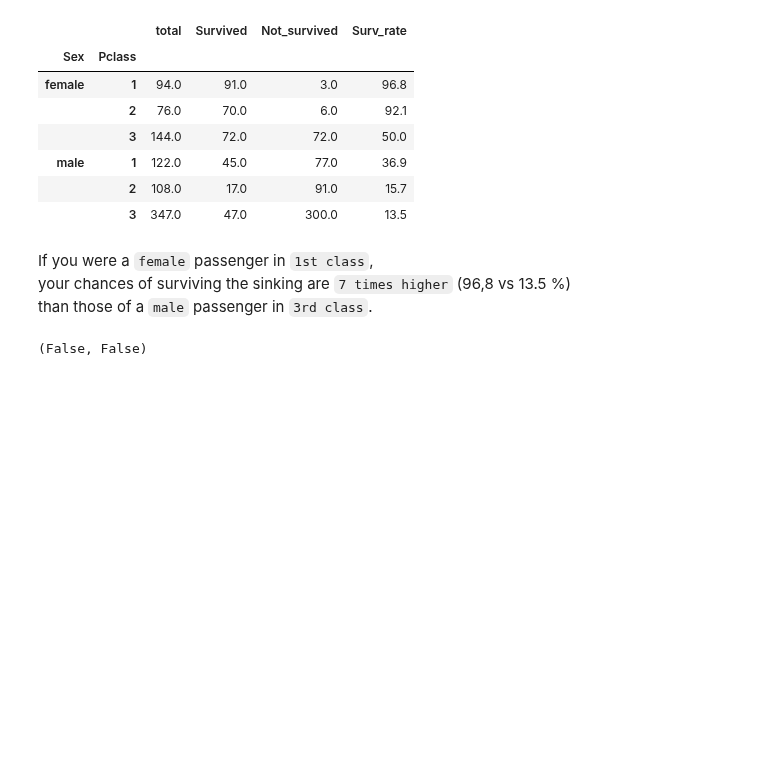
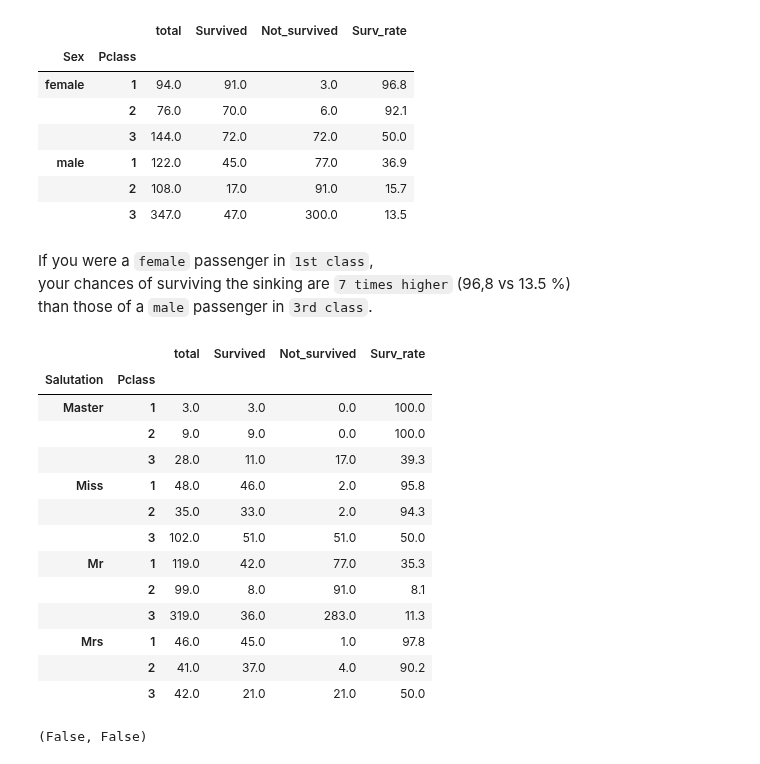
Before and after one commit to IgorBeHolder/Netology, a Jupyter notebook: Titanic.ipynb, the cells around one changed output. Saved outputs shown, nothing was run; the diff lists cells and outputs as text; code cells hidden in the pictures; blank space fills up the shorter version.

```diff
--- a/Titanic.ipynb
+++ b/Titanic.ipynb
@@ -565,7 +572,7 @@ Nothing special.
 # %% [markdown]
 ### Let's explore survival rate
 # %%
-def percent(data):
+def custom_aggregation(data):
     '''
     Calculate the survival rate for each group
     '''
@@ -576,7 +583,7 @@ def percent(data):
     d['Surv_rate'] = round(d['Survived']/d['total']*100,1)  # survival rate in the group
     return pd.Series(d)
 
-grouped = df.groupby(['Sex', 'Pclass'])[['Sex', 'Pclass','Survived','PassengerId']].apply(percent)
+grouped = df.groupby(['Sex', 'Pclass'])[['Sex', 'Pclass','Survived','PassengerId']].apply(custom_aggregation)
 grouped
 # %% [output]
 |  |  | total | Survived | Not_survived | Surv_rate |
@@ -599,3 +607,32 @@ fig.show()
 If you were a `female` passenger in `1st class`,
 your chances of surviving the sinking are `7 times higher` (96,8 vs 13.5 %)
 than those of a `male` passenger in `3rd class`.
+# %%
+def custom_aggregation2(data):
+    '''
+    Calculate the survival rate for each group
+    '''
+    d = {}
+    d['total'] = data['PassengerId'].count()                # total number of passengers in the group
+    d['Survived'] = (data['Survived'] == 1).sum()           # number of survived passengers in the group
+    d['Not_survived'] = (data['Survived'] == 0).sum()       # number of not survived passengers in the group
+    d['Surv_rate'] = round(d['Survived']/d['total']*100,1)  # survival rate in the group
+    return pd.Series(d)
+
+grouped2 = df.groupby(['Salutation', 'Pclass'])[['Sex', 'Pclass','Survived','PassengerId']].apply(custom_aggregation)
+grouped2
+# %% [output]
+|  |  | total | Survived | Not_survived | Surv_rate |
+| Salutation | Pclass |  |  |  |  |
+| Master | 1 | 3.0 | 3.0 | 0.0 | 100.0 |
+|  | 2 | 9.0 | 9.0 | 0.0 | 100.0 |
+|  | 3 | 28.0 | 11.0 | 17.0 | 39.3 |
+| Miss | 1 | 48.0 | 46.0 | 2.0 | 95.8 |
+|  | 2 | 35.0 | 33.0 | 2.0 | 94.3 |
+|  | 3 | 102.0 | 51.0 | 51.0 | 50.0 |
+| Mr | 1 | 119.0 | 42.0 | 77.0 | 35.3 |
+|  | 2 | 99.0 | 8.0 | 91.0 | 8.1 |
+|  | 3 | 319.0 | 36.0 | 283.0 | 11.3 |
+| Mrs | 1 | 46.0 | 45.0 | 1.0 | 97.8 |
+|  | 2 | 41.0 | 37.0 | 4.0 | 90.2 |
+|  | 3 | 42.0 | 21.0 | 21.0 | 50.0 |
```
Also changed, not shown: parts of 33 cells of this notebook, 4 other files.
